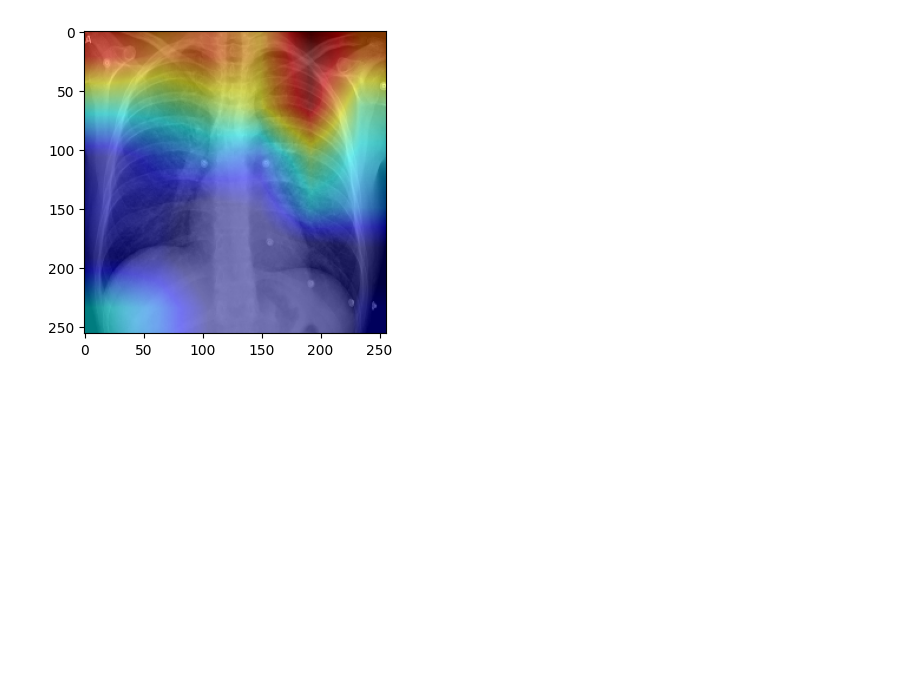
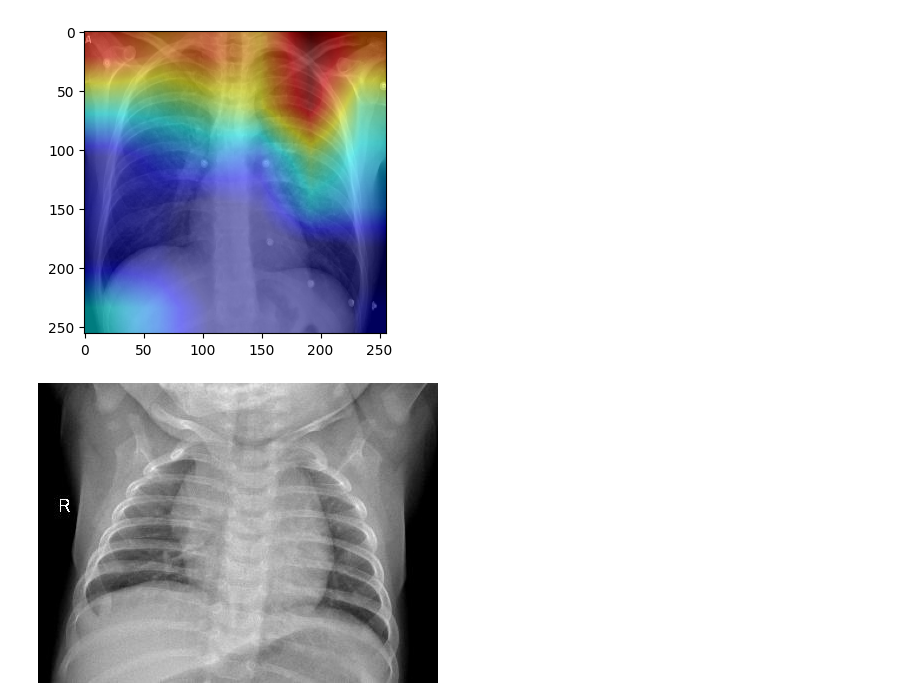
Before and after one commit to An-Dongsun/Section4---Project, a Jupyter notebook: AI_13_안동선_Section4__project.ipynb, the cells around one changed output. Drawn from its saved outputs; the diff is of its cells as text; code cells hidden in the pictures; blank space fills up the shorter version.

```diff
--- a/AI_13_안동선_Section4__project.ipynb
+++ b/AI_13_안동선_Section4__project.ipynb
@@ -659,3 +702,10 @@ test_img = cv2.resize(img, dsize=(256, 256), interpolation=cv2.INTER_CUBIC)
 VizGradCAM(inception_resnet_model, img_to_array(test_img), plot_results=True)
 # %% [output]
 [figure]
+# %%
+# The local path to our target image
+img_path_Normal = '/content/drive/MyDrive/Curated X-Ray Dataset/Normal/Normal (1).jpg'
+
+display(Image(img_path_Normal))
+# %% [output]
+[figure, added]
```
Also changed, not shown: parts of 10 cells of this notebook.
